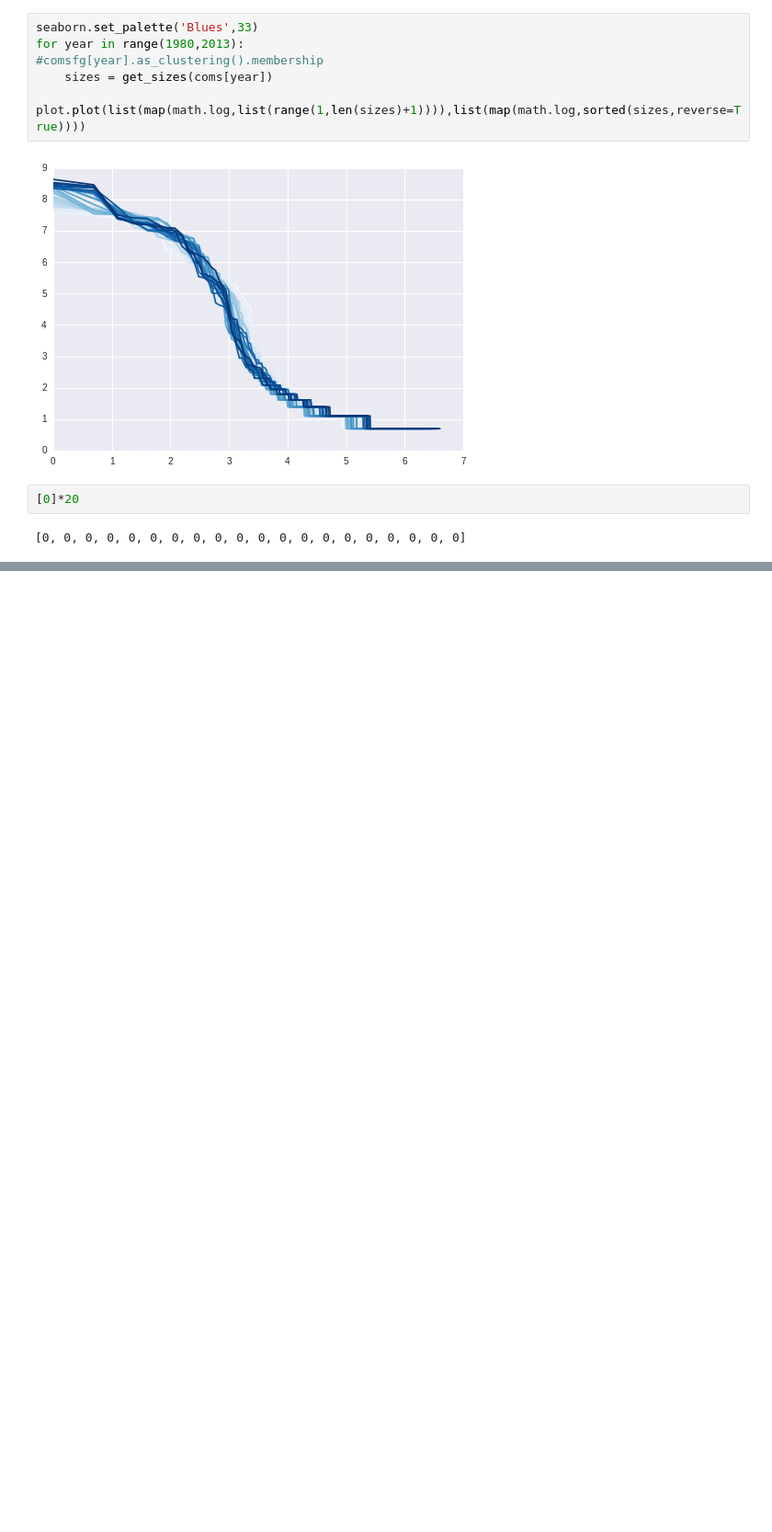
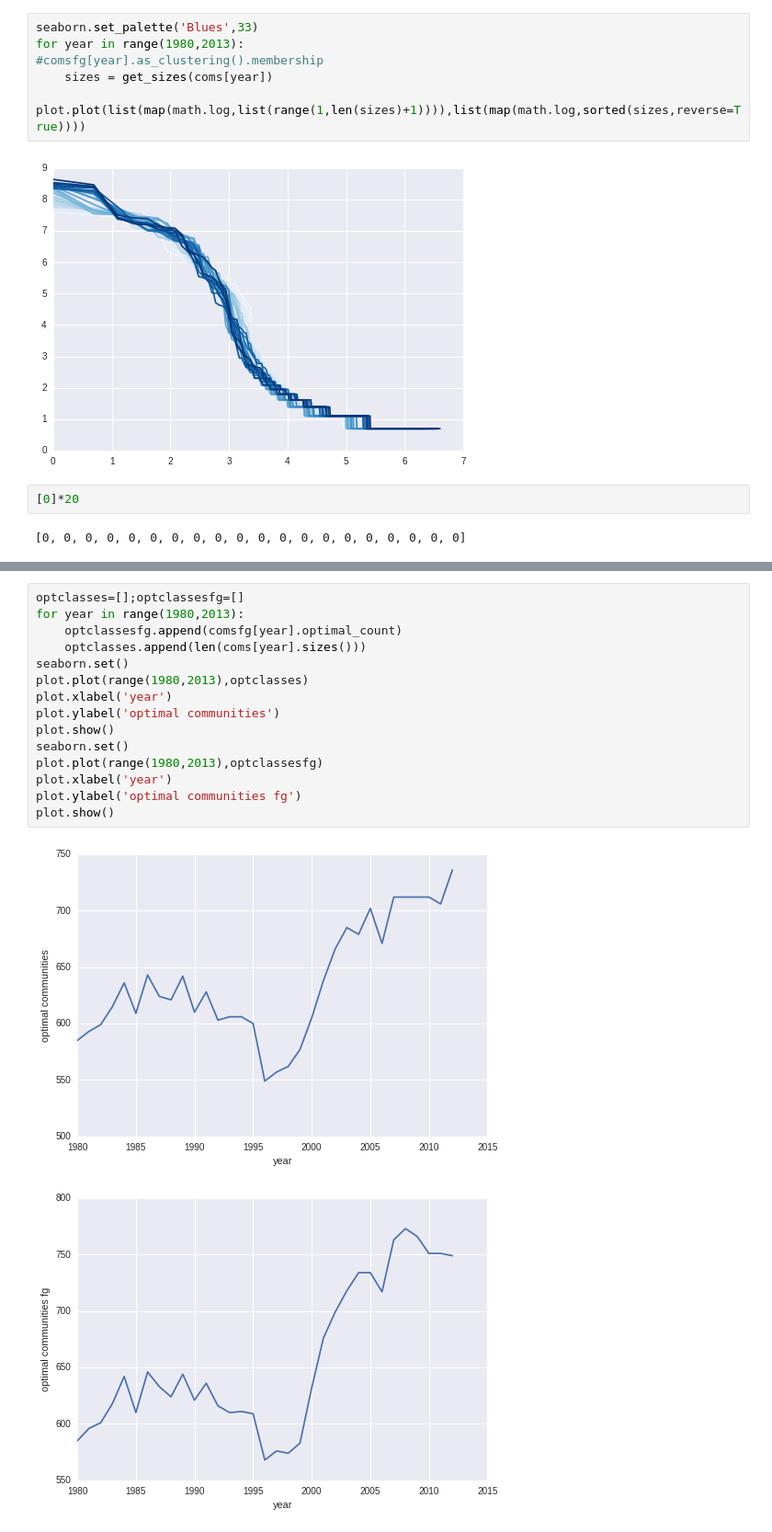
Before and after one commit to JusteRaimbault/PatentsMining, a Jupyter notebook: Models/Semantic/Analysis.ipynb, the cells around one changed output, grey strips where cells are left out. Shown at 92% size. Cells and saved outputs as stored; diff of their text form; blank space fills up the shorter version.

```diff
--- a/Models/Semantic/Analysis.ipynb
+++ b/Models/Semantic/Analysis.ipynb
@@ -107,0 +132,18 @@ for year in range(1980,2013):
+# %%
+optclasses=[];optclassesfg=[]
+for year in range(1980,2013):
+    optclassesfg.append(comsfg[year].optimal_count)
+    optclasses.append(len(coms[year].sizes()))
+seaborn.set()
+plot.plot(range(1980,2013),optclasses)
+plot.xlabel('year')
+plot.ylabel('optimal communities')
+plot.show()
+seaborn.set()
+plot.plot(range(1980,2013),optclassesfg)
+plot.xlabel('year')
+plot.ylabel('optimal communities fg')
+plot.show()
+# %% [output]
+[figure, added]
+[figure, added]
```
Also changed, not shown: parts of 10 cells of this notebook, 3 other files.
